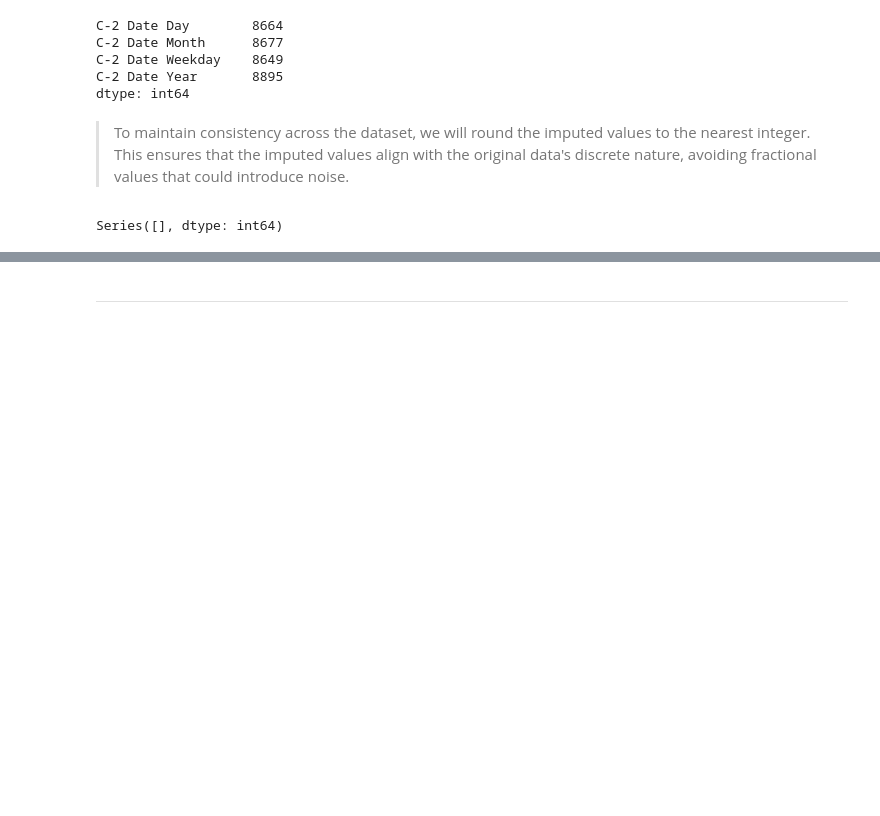
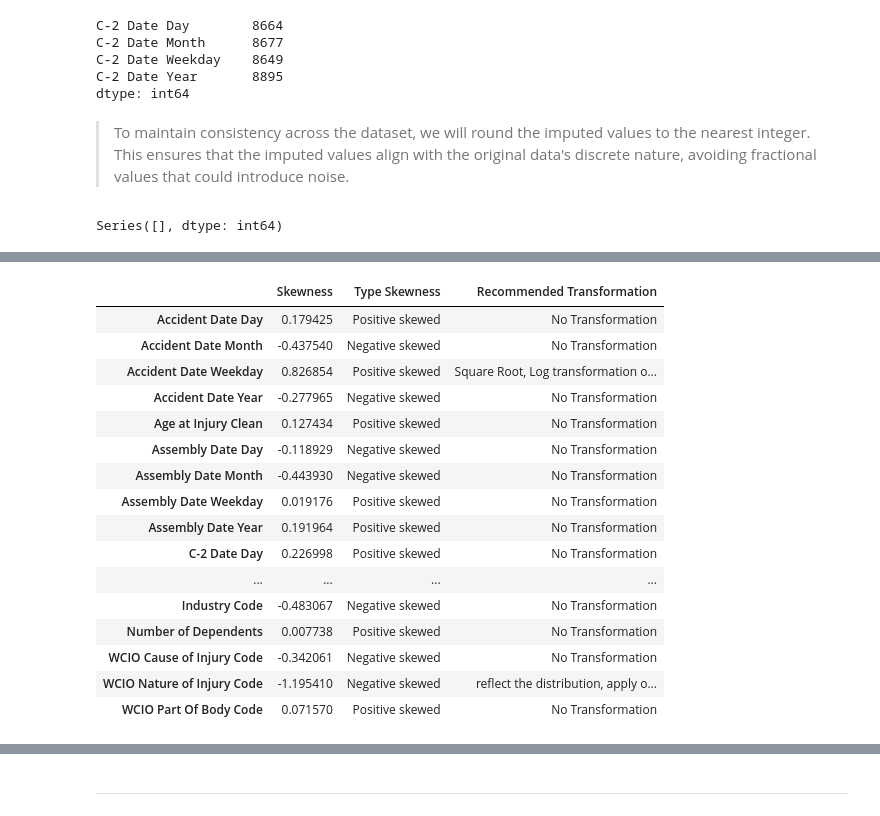
Before and after one commit to Silvestre17/ML_24.25_Project_Group33, a Jupyter notebook: 2_FeatureEngineering_MLProject_Group33.ipynb, the cells around one changed output, grey strips where cells are left out. Saved outputs shown, nothing was run; the diff lists cells and outputs as text; code cells hidden in the pictures; blank space fills up the shorter version.

```diff
--- a/2_FeatureEngineering_MLProject_Group33.ipynb
+++ b/2_FeatureEngineering_MLProject_Group33.ipynb
@@ -945,0 +910,58 @@ for col in ['Accident Date Day', 'Accident Date Weekday', 'Accident Date Month',
+# %%
+def get_transformation(skewness):
+    transformations = []
+
+    for skew in skewness:
+        if abs(skew) < 0.5:
+            transformations.append("No Transformation")
+        elif skew >= 0.5:
+            transformations.append("Square Root, Log transformation or Inverse Transformation")
+        elif skew <= -0.5:
+            transformations.append("reflect the distribution, apply one of the already mentioned transformations and reflect again to restore the original order of the variable")
+
+    return transformations
+
+def get_type_skewness(skewness):
+    type_skewness = []
+    for skew in skewness:
+        if skew == 0:
+            type_skewness.append("Asymmetry")
+        elif skew > 0:
+            type_skewness.append("Positive skewed")
+
+        elif skew < 0:
+            type_skewness.append ("Negative skewed")
+
+    return type_skewness
+
+
+# Assuming X_train is your DataFrame and metric_features is the list of metric features
+skew_values = 3 * (train_data[metric_features].mean() - train_data[metric_features].median()) / train_data[metric_features].std()
+transformation_table = pd.DataFrame({
+    'Skewness': skew_values,
+    'Type Skewness': get_type_skewness(skew_values),
+    'Recommended Transformation': get_transformation(skew_values)
+})
+
+# Print a more concise output
+#transformation_table[['Feature', 'Skewness', 'Recommended Transformation']]
+pd.set_option('display.max_colwidth', None)
+transformation_table
+# %% [output]
+|  | Skewness | Type Skewness | Recommended Transformation |
+| Accident Date Day | 0.179425 | Positive skewed | No Transformation |
+| Accident Date Month | -0.437540 | Negative skewed | No Transformation |
+| Accident Date Weekday | 0.826854 | Positive skewed | Square Root, Log transformation o... |
+| Accident Date Year | -0.277965 | Negative skewed | No Transformation |
+| Age at Injury Clean | 0.127434 | Positive skewed | No Transformation |
+| Assembly Date Day | -0.118929 | Negative skewed | No Transformation |
+| Assembly Date Month | -0.443930 | Negative skewed | No Transformation |
+| Assembly Date Weekday | 0.019176 | Positive skewed | No Transformation |
+| Assembly Date Year | 0.191964 | Positive skewed | No Transformation |
+| C-2 Date Day | 0.226998 | Positive skewed | No Transformation |
+| ... | ... | ... | ... |
+| Industry Code | -0.483067 | Negative skewed | No Transformation |
+| Number of Dependents | 0.007738 | Positive skewed | No Transformation |
+| WCIO Cause of Injury Code | -0.342061 | Negative skewed | No Transformation |
+| WCIO Nature of Injury Code | -1.195410 | Negative skewed | reflect the distribution, apply o... |
+| WCIO Part Of Body Code | 0.071570 | Positive skewed | No Transformation |
```
Also changed, not shown: parts of 91 cells of this notebook.
